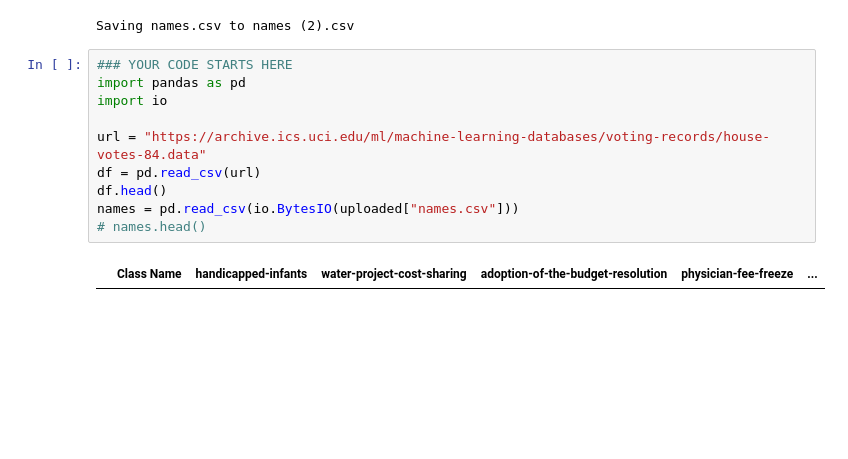
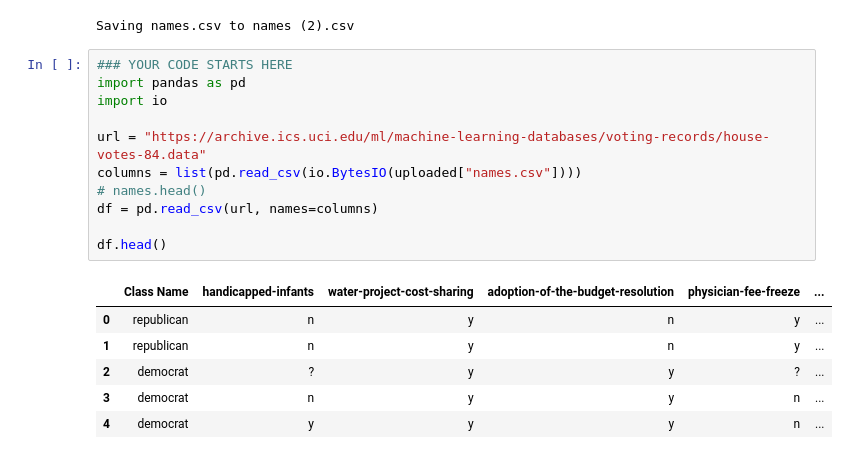
Before and after one commit to GeraldRyan/DS-Unit-1-Sprint-3-Statistical-Tests-and-Experiments, a Jupyter notebook: module1-statistics-probability-and-inference/LS_DS_131_Statistics_Probability_Assignment.ipynb, the cells around one changed output. Cells and saved outputs as stored; diff of their text form; blank space fills up the shorter version.

Commit message:
Got table columns set up

```diff
--- a/module1-statistics-probability-and-inference/LS_DS_131_Statistics_Probability_Assignment.ipynb
+++ b/module1-statistics-probability-and-inference/LS_DS_131_Statistics_Probability_Assignment.ipynb
@@ -97,12 +97,18 @@ Saving names.csv to names (2).csv
 # %%
 ### YOUR CODE STARTS HERE
 import pandas as pd
 import io
 
 url = "https://archive.ics.uci.edu/ml/machine-learning-databases/voting-records/house-votes-84.data"
-df = pd.read_csv(url)
+columns = list(pd.read_csv(io.BytesIO(uploaded["names.csv"])))
+# names.head()
+df = pd.read_csv(url, names=columns)
+
 df.head()
-names = pd.read_csv(io.BytesIO(uploaded["names.csv"]))
-# names.head()
 # %% [output]
 |  | Class Name | handicapped-infants | water-project-cost-sharing | adoption-of-the-budget-resolution | physician-fee-freeze | ... |
+| 0 | republican | n | y | n | y | ... |
+| 1 | republican | n | y | n | y | ... |
+| 2 | democrat | ? | y | y | ? | ... |
+| 3 | democrat | n | y | y | n | ... |
+| 4 | democrat | y | y | y | n | ... |
```
